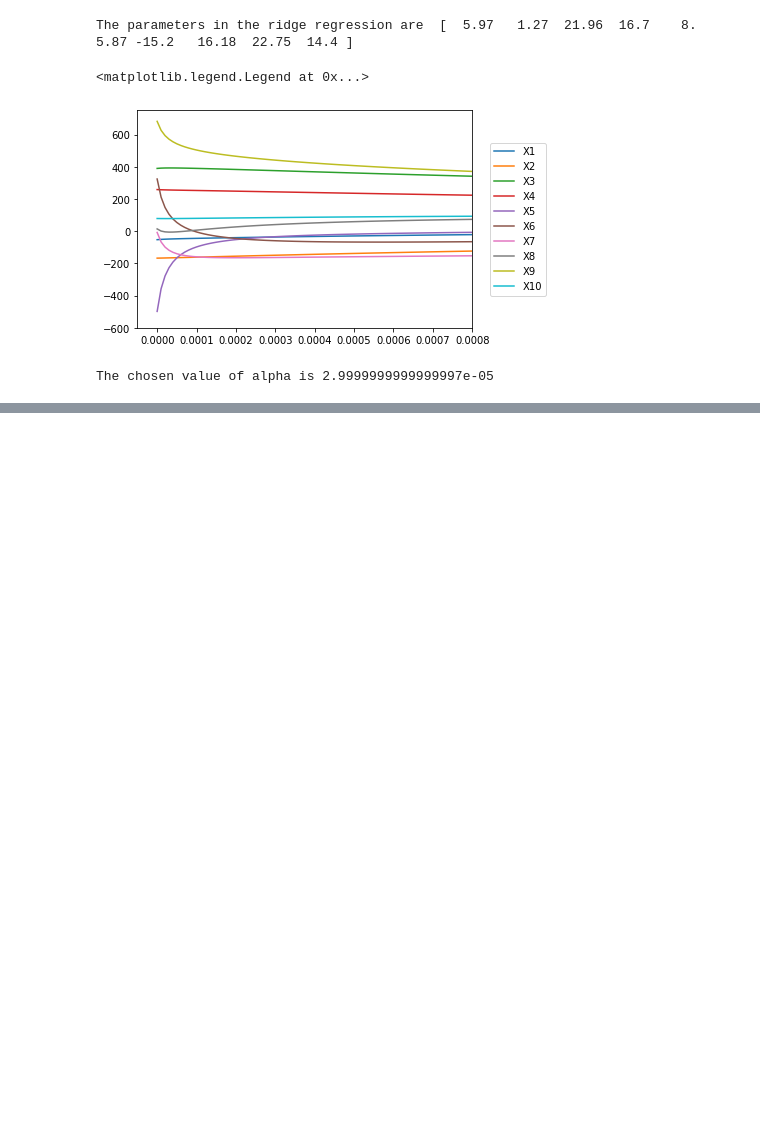
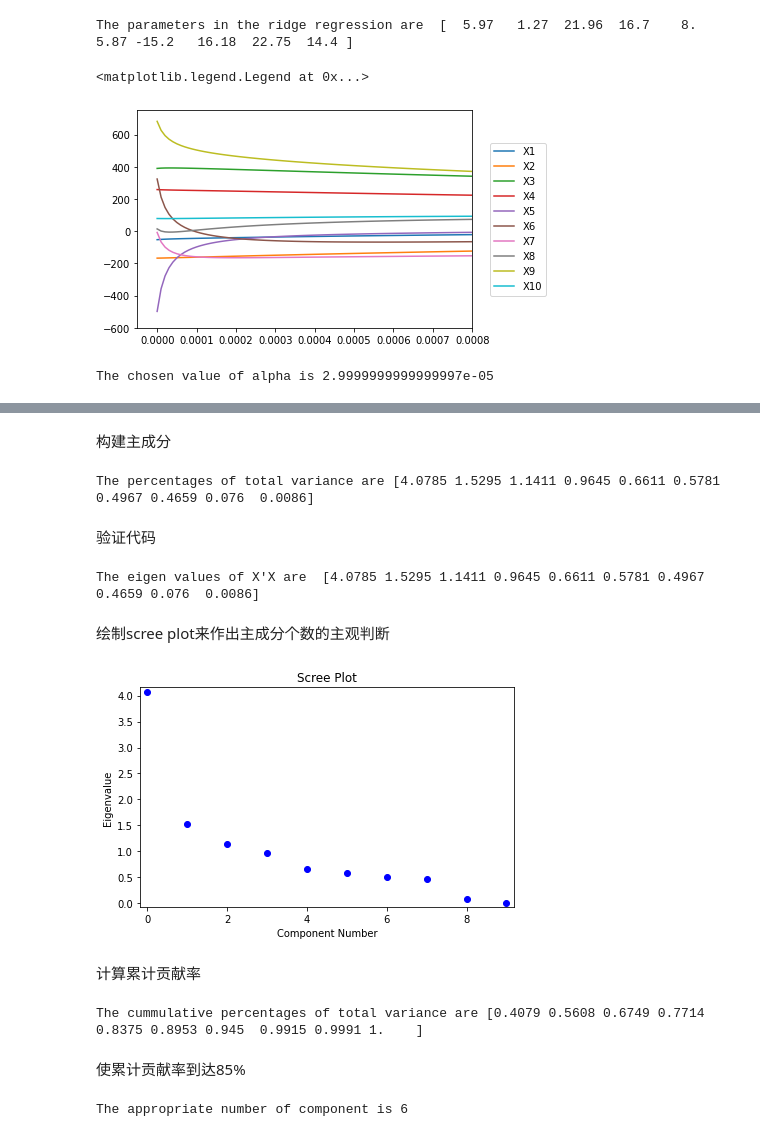
Before and after one commit to TakanashiXny/Stats_ML, a Jupyter notebook: MultiLinear/project4_multilinear.ipynb, the cells around one changed output, grey strips where cells are left out. Drawn from its saved outputs; the diff is of its cells as text; code cells hidden in the pictures; blank space fills up the shorter version.

```diff
--- a/MultiLinear/project4_multilinear.ipynb
+++ b/MultiLinear/project4_multilinear.ipynb
@@ -288,0 +333,32 @@ model_rr_best_coef = model_rr_best.params
+# %% [markdown]
+构建主成分
+# %%
+model_pca = PCA(X_train_standardized,standardize = False, demean = True)
+model_pca_cr = model_pca.eigenvals # contribution rate of each component
+print("The percentages of total variance are", np.around(model_pca_cr,4))
+# %% [output]
+The percentages of total variance are [4.0785 1.5295 1.1411 0.9645 0.6611 0.5781 0.4967 0.4659 0.076  0.0086]
+# %% [markdown]
+验证代码
+# %%
+Corr_Mat = X_train_standardized.T @ X_train_standardized
+Lambda, V = np.linalg.eig(Corr_Mat)
+Lambda = sorted(Lambda,reverse = True)
+print("The eigen values of X'X are ", np.around(Lambda,4))
+# %% [output]
+The eigen values of X'X are  [4.0785 1.5295 1.1411 0.9645 0.6611 0.5781 0.4967 0.4659 0.076  0.0086]
+# %% [markdown]
+绘制scree plot来作出主成分个数的主观判断
+# %%
+fig = model_pca.plot_scree(log_scale = False)
+# %% [output]
+[figure, added]
+# %% [markdown]
+计算累计贡献率
+# %%
+model_pca_ccr = np.cumsum(model_pca_cr)/p # cummulative contribution rate
+print("The cummulative percentages of total variance are", np.around(model_pca_ccr,4))
+# %% [output]
+The cummulative percentages of total variance are [0.4079 0.5608 0.6749 0.7714 0.8375 0.8953 0.945  0.9915 0.9991 1.    ]
+# %% [markdown]
+使累计贡献率到达85%
@@ -288,0 +367,5 @@ model_rr_best_coef = model_rr_best.params
+# %%
+num_pca = np.min(np.where(model_pca_ccr > pca_cv))
+print("The appropriate number of component is", (num_pca+1))
+# %% [output]
+The appropriate number of component is 6
```
Also changed, not shown: parts of 17 cells of this notebook, 9 other files.
